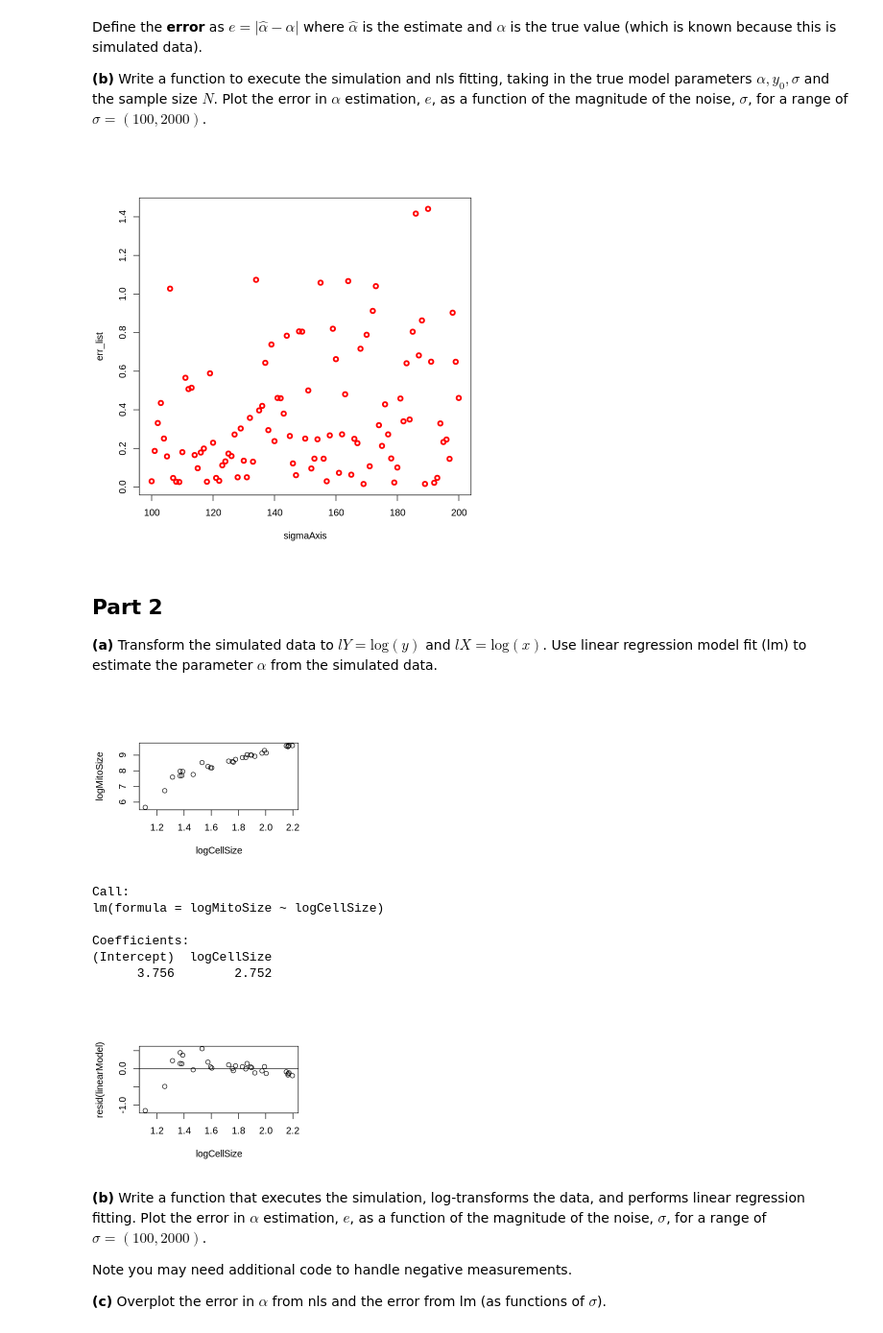
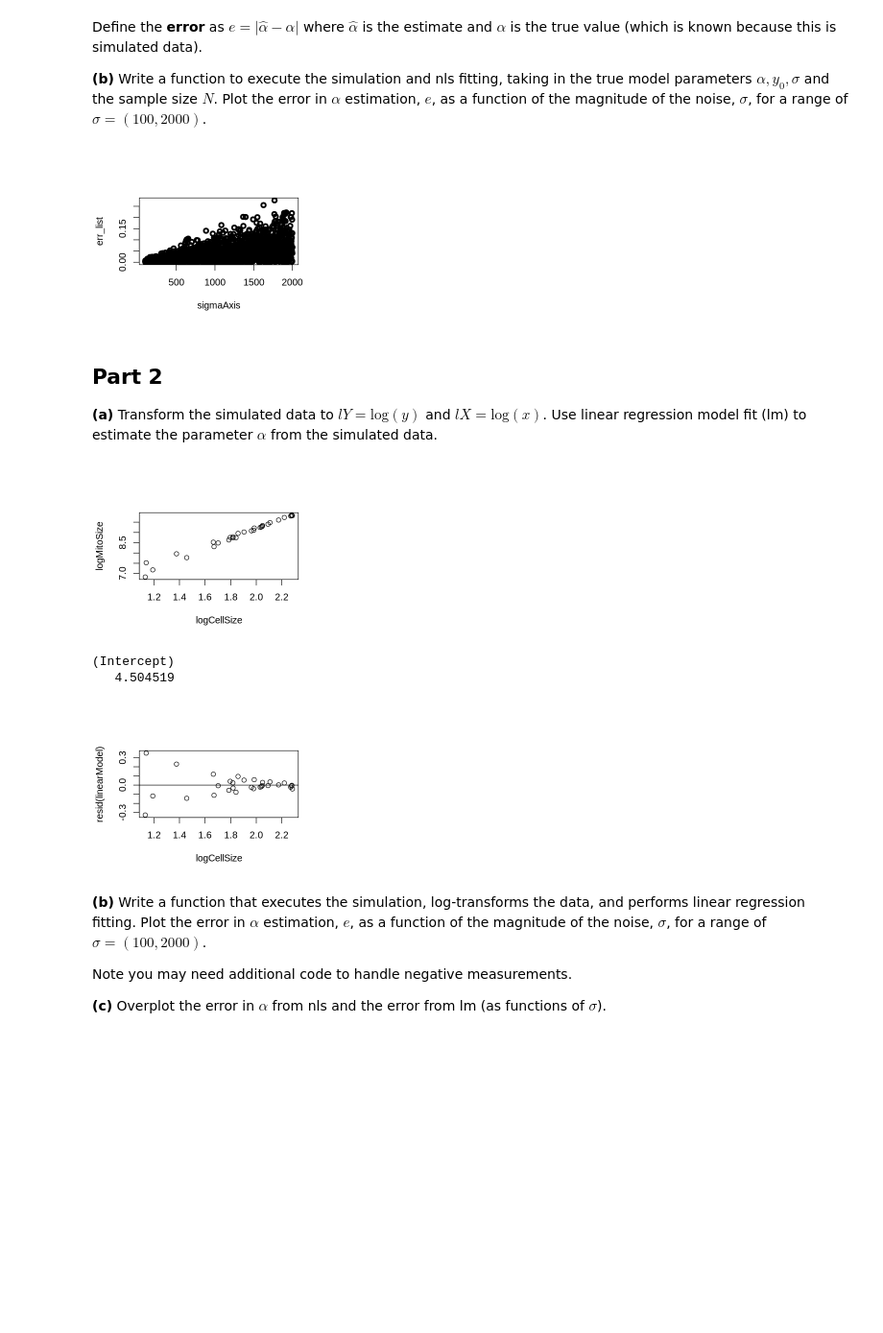
Before and after one commit to llai7/MATH227C, a Jupyter notebook: Math227C_P07_LuluLai.ipynb, the cells around one changed output. Shown at 96% size. Drawn from its saved outputs; the diff is of its cells as text; code cells hidden in the pictures; blank space fills up the shorter version.

```diff
--- a/Math227C_P07_LuluLai.ipynb
+++ b/Math227C_P07_LuluLai.ipynb
@@ -58,33 +60,28 @@ __(b)__ Write a function to execute the simulation and nls fitting, taking in th
 # %%
 func <- function(alpha, y0, sigma, N){
   CellSize <- runif(N,3,10) # independent variable
   eps <- rnorm(N,0,sigma) # residuals
 
   MitoSize <- y0*CellSize^alpha + eps
 
   modelMitoSize <- nls(MitoSize~b*CellSize^a, start=list(b=1,a=5))
-
-# plot model prediction
-  cellSizeAxis <- seq(0,10,length=100)
-  b <- coef(modelMitoSize)[1]
   a <- coef(modelMitoSize)[2]
-  mitoSizePrediction <- b*cellSizeAxis^a
 
   eps <- abs(a-alpha)
   return(eps)
 }
 
 err_list <- list()
-for (sigma in 100:200){
-  err_value <- func(1.5,10,sigma,50)
+for (sigma in 100:2000){
+  err_value <- func(3.1,50,sigma,30)
   err_list <- append(err_list, err_value)
 }
 
-sigmaAxis <- 100:200
+sigmaAxis <- 100:2000
 
-plot(sigmaAxis,err_list,col="red",lty=2,lwd=3)
+plot(sigmaAxis,err_list,lty=2,lwd=3)
 # %% [output]
-[figure, old version]
+[figure, new version]
 # %% [markdown]
 ## Part 2
 
@@ -95,23 +92,19 @@ logCellSize <- log(CellSize)
 
 plot(logCellSize,logMitoSize)
 # %% [output]
-[figure, old version]
+[figure, new version]
 # %%
 linearModel = lm(logMitoSize~logCellSize)
-
-linearModel
+a.linear <- coef(linearModel)[1]
+a.linear
 
 # plot residuals
 plot(logCellSize,resid(linearModel))
 abline(0,0)
 # %% [output]
-Call:
-lm(formula = logMitoSize ~ logCellSize)
-
-Coefficients:
-(Intercept)  logCellSize
-      3.756        2.752
+(Intercept)
+   4.504519
-[figure, old version]
+[figure, new version]
 # %% [markdown]
 __(b)__ Write a function that executes the simulation, log-transforms the data, and performs linear regression fitting. Plot the error in $\alpha$ estimation, $e$, as a function of the magnitude of the noise, $\sigma$, for a range of $\sigma=(100,2000)$.
 
```
Also changed, not shown: parts of 11 cells of this notebook.
